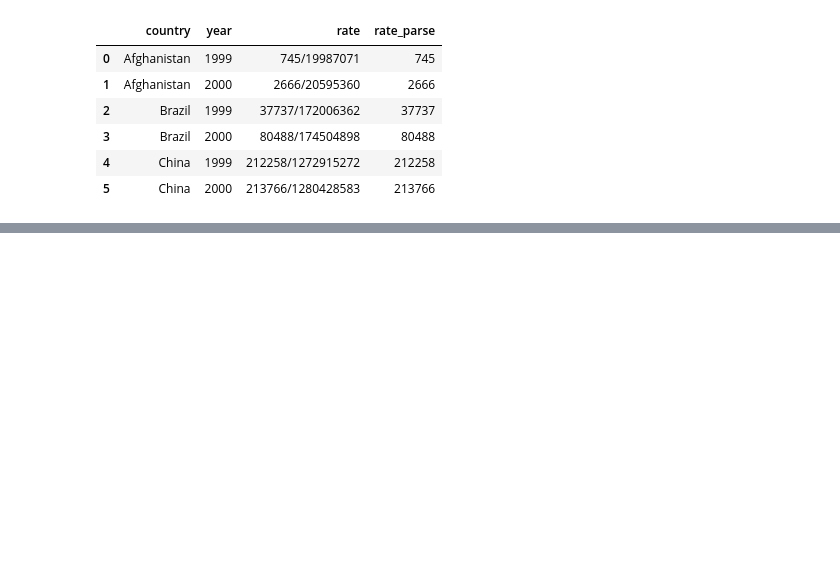
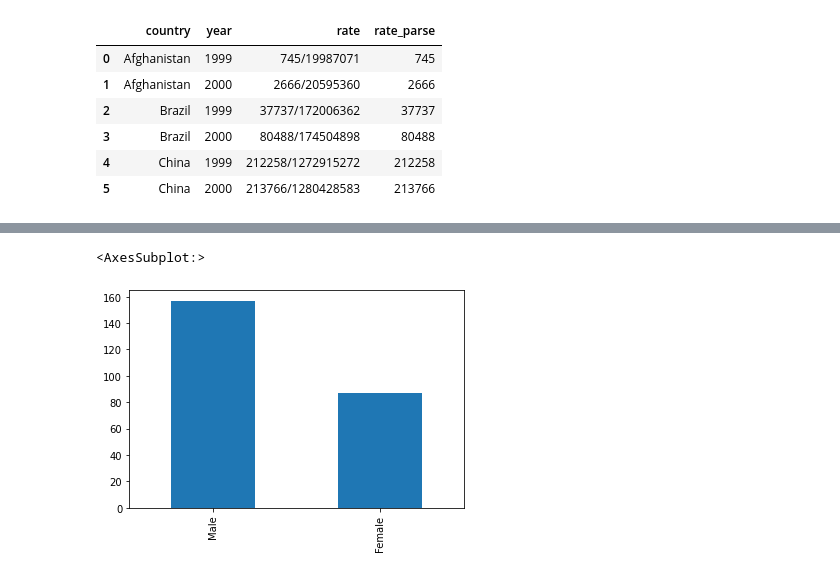
Before and after one commit to adri-sadovsky/python_notes, a Jupyter notebook: pandas_notes/play_w_pandas_070121.ipynb, the cells around one changed output, grey strips where cells are left out. Drawn from its saved outputs; the diff is of its cells as text; code cells hidden in the pictures; blank space fills up the shorter version.

```diff
--- a/pandas_notes/play_w_pandas_070121.ipynb
+++ b/pandas_notes/play_w_pandas_070121.ipynb
@@ -558,0 +615,7 @@ tbl3
+# %%
+cts = tips.sex.value_counts()
+# %%
+cts.plot(kind = 'bar')
+# %% [output]
+<AxesSubplot:>
+[figure, added]
```
Also changed, not shown: parts of 26 cells of this notebook, 21 other files.
